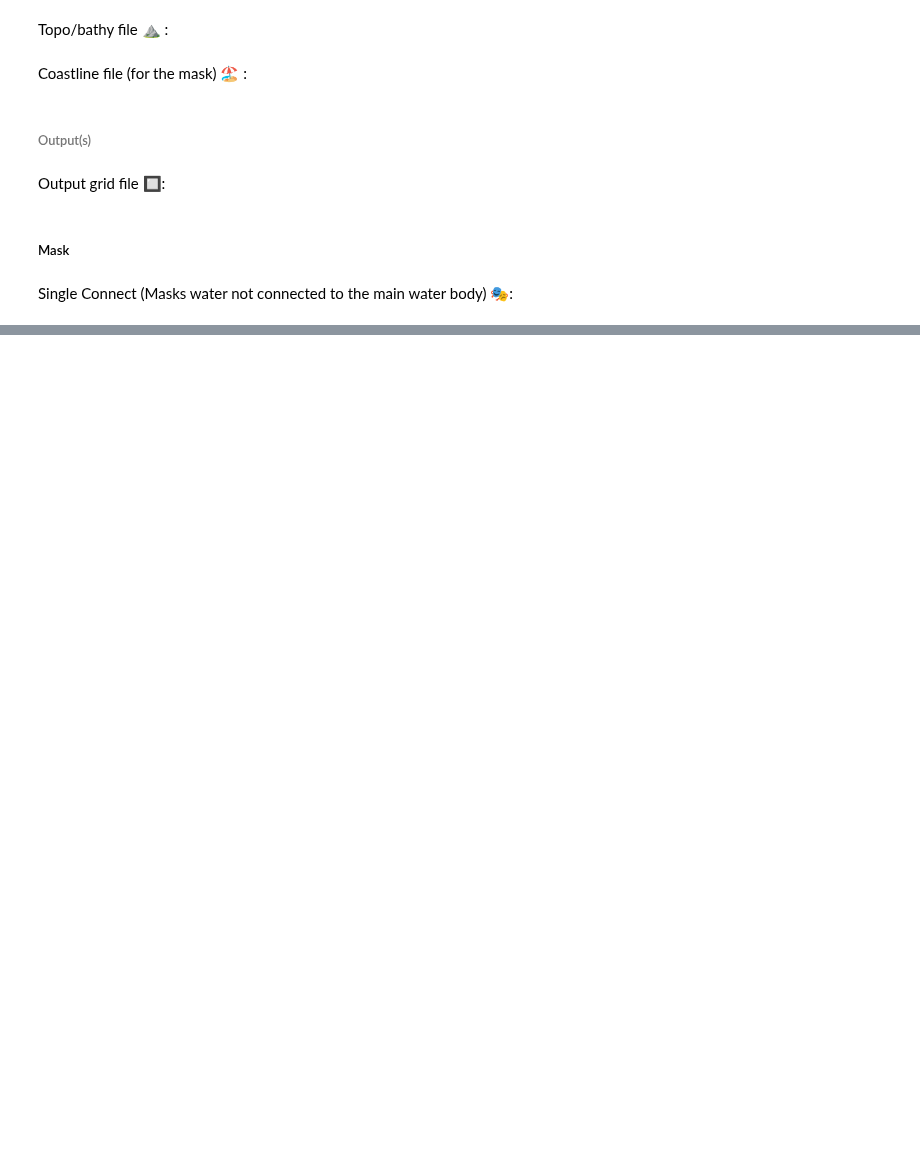
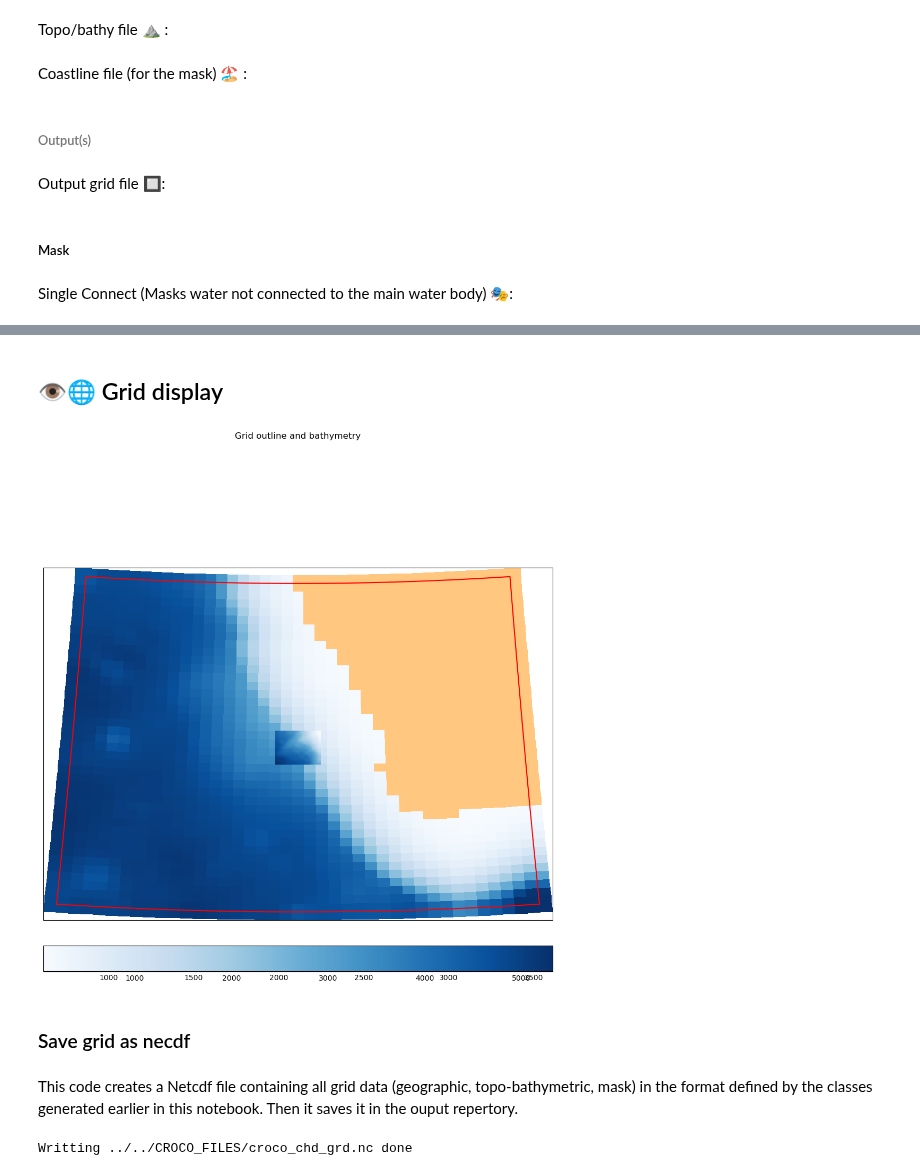
Before and after one commit to alcoat/croco_pytools, a Jupyter notebook: prepro/build_nest_off.ipynb, the cells around one changed output, grey strips where cells are left out. Cells and saved outputs as stored; diff of their text form; code cells hidden in the pictures; blank space fills up the shorter version.

Commit message:
Notebook for offline zoom child grid creation and matching - ref: #4

```diff
--- a/prepro/build_nest_off.ipynb
+++ b/prepro/build_nest_off.ipynb
@@ -250,0 +469,22 @@ sgl_connect=[False,20,20] # True or False, point indices inside the main water b
+# %% [markdown]
+## 👁️🌐 Grid display
+# %%
+#plt.style.use('_mpl-gallery')
+figure2 = plt.figure(figsize = (12,12))
+figure2.suptitle('Grid outline and bathymetry')
+ax2 = plot_outline(prt, figure2)
+ax2, cb2 = plot_topo(prt, figure2, ax2)
+#ax2 = plot_outline(outputs, figure2)
+ax2, cb2= plot_topo(outputs, figure2, ax2)
+# %%
+figure2
+# %% [output]
+[figure, added]
+# %% [markdown]
+### Save grid as necdf
+# %% [markdown]
+This code creates a Netcdf file containing all grid data (geographic, topo-bathymetric, mask) in the format defined by the classes generated earlier in this notebook. Then it saves it in the ouput repertory.
+# %%
+CROCO.create_grid_nc(None,output_file,inputs,outputs)
+# %% [output]
+Writting ../../CROCO_FILES/croco_chd_grd.nc done
```
Also changed, not shown: parts of 28 cells of this notebook.
